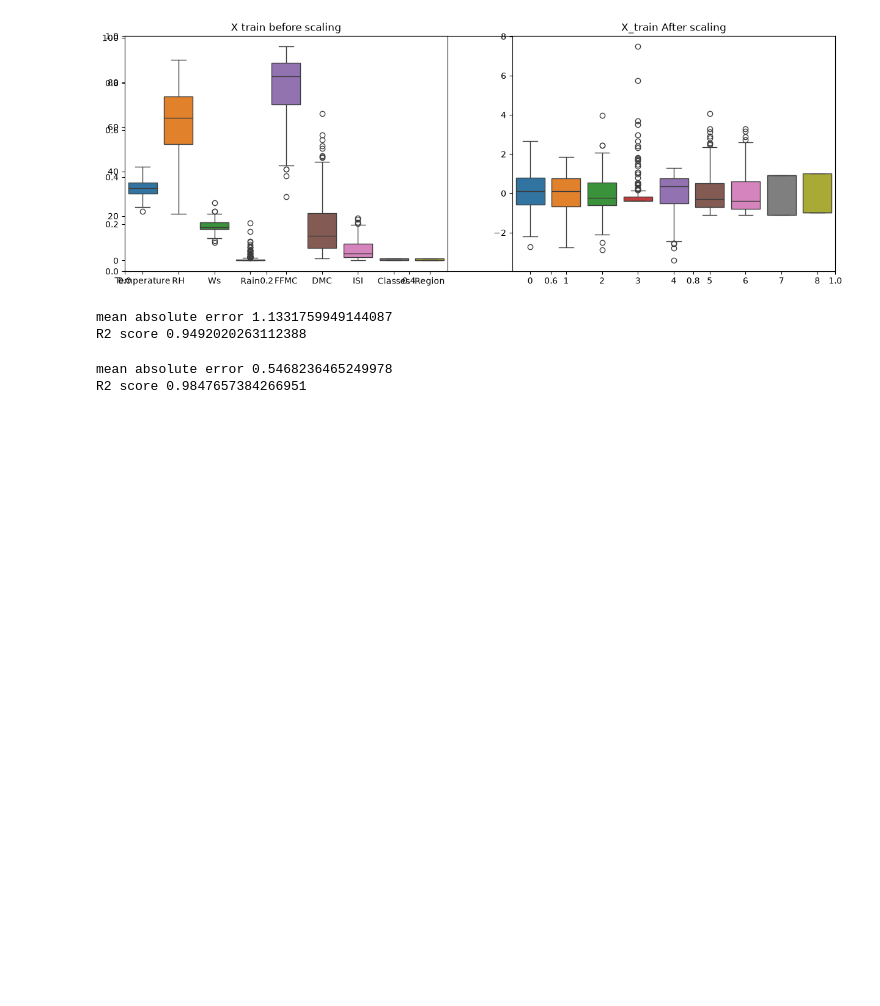
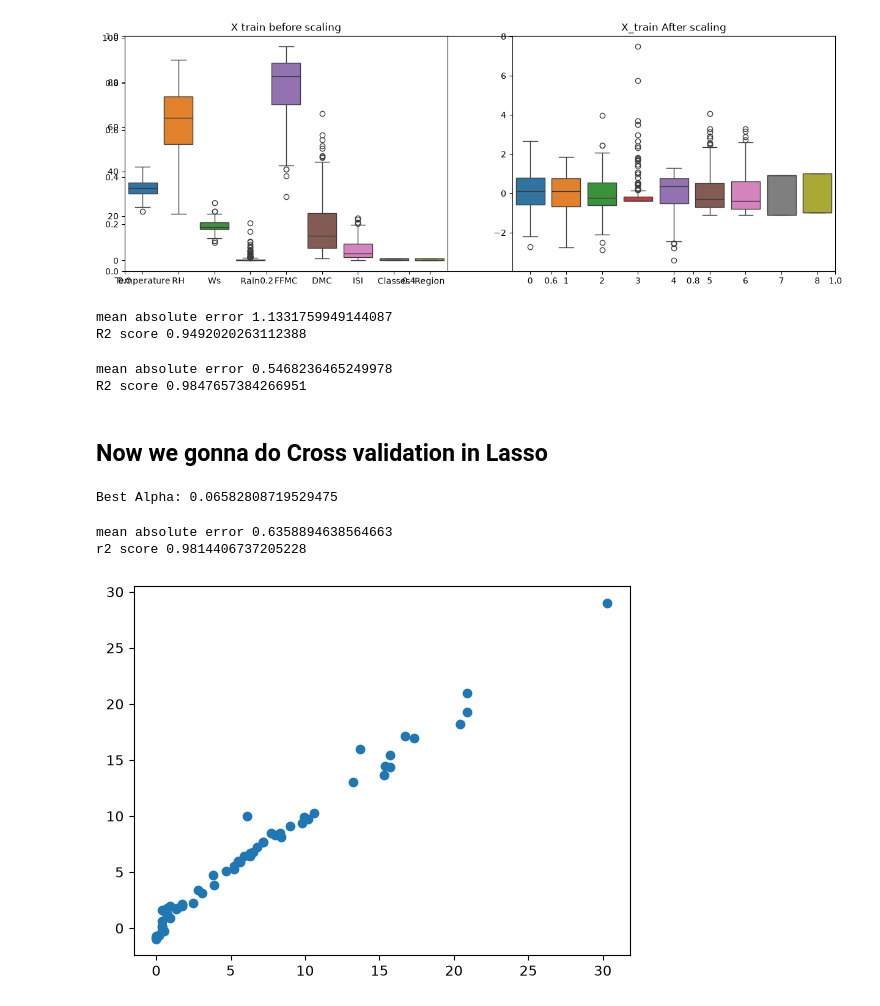
Before and after one commit to mohdshubair313/machine-learning-concepts, a Jupyter notebook: 1_linear_Reg__model_trainiingProject/model_training.ipynb, the cells around one changed output. Drawn from its saved outputs; the diff is of its cells as text; code cells hidden in the pictures; blank space fills up the shorter version.

```diff
--- a/1_linear_Reg__model_trainiingProject/model_training.ipynb
+++ b/1_linear_Reg__model_trainiingProject/model_training.ipynb
@@ -324,3 +324,16 @@ print("R2 score", score)
 # %% [output]
 mean absolute error 0.5468236465249978
 R2 score 0.9847657384266951
+# %% [markdown]
+## Now we gonna do Cross validation in Lasso
+# %%
+from sklearn.linear_model import LassoCV
+
+lassocv = LassoCV(cv=5)
+
+lassocv.fit(X_train_scaled, y_train)
+
+# Dekho model ne sabse best alpha kaunsa chuna:
+print("Best Alpha:", lassocv.alpha_)
+# %% [output]
+Best Alpha: 0.06582808719529475
@@ -326,0 +342,12 @@ R2 score 0.9847657384266951
+# %%
+y_pred = lassocv.predict(X_test_scaled)
+plt.scatter(y_tests, y_pred)
+
+mae = mean_absolute_error(y_tests, y_pred)
+score = r2_score(y_tests, y_pred)
+print("mean absolute error", mae)
+print("r2 score", score)
+# %% [output]
+mean absolute error 0.6358894638564663
+r2 score 0.9814406737205228
+[figure, added]
```
Also changed, not shown: parts of 2 cells of this notebook.
